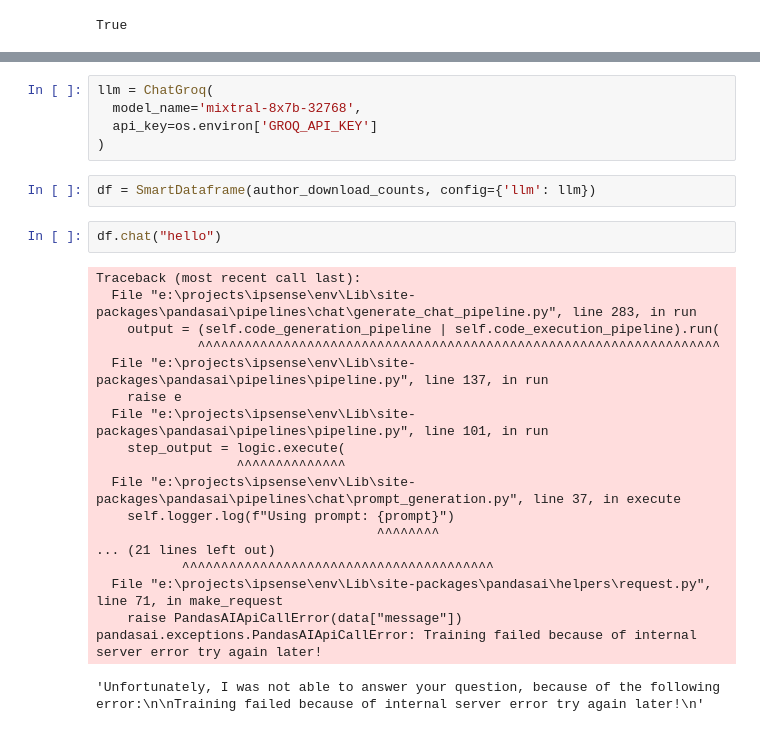
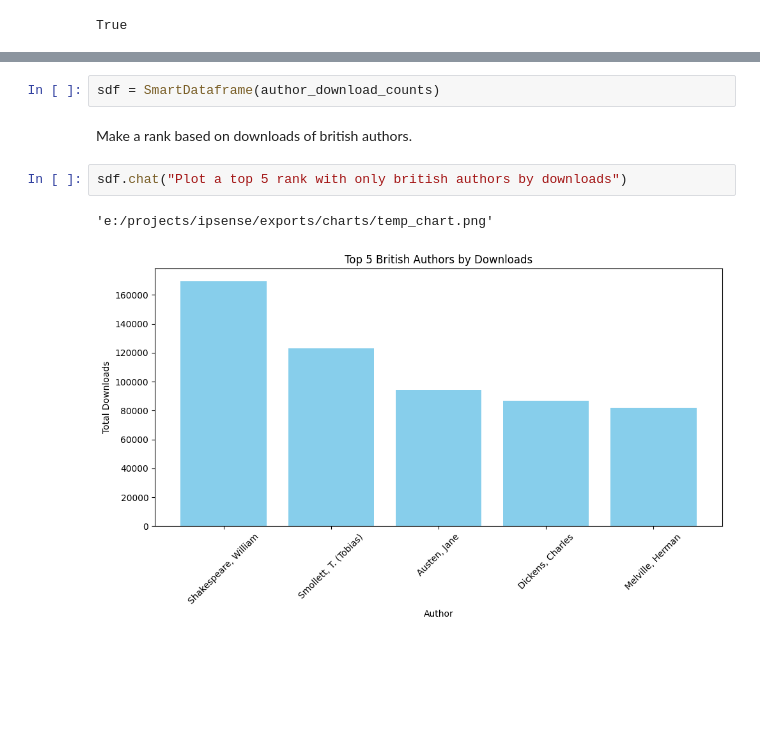
Before and after one commit to mbellucio/ipsense-selection, a Jupyter notebook: main.ipynb, the cells around one changed output, grey strips where cells are left out. Drawn from its saved outputs; the diff is of its cells as text; blank space fills up the shorter version.

Commit message:
Use LLM to analyse the dataframe

```diff
--- a/main.ipynb
+++ b/main.ipynb
@@ -295,28 +311,9 @@ llm_df_books = SmartDataframe(author_download_counts, config={'llm': llm})
-# %%
-llm = ChatGroq(
-  model_name='mixtral-8x7b-32768',
-  api_key=os.environ['GROQ_API_KEY']
-)
-# %%
-df = SmartDataframe(author_download_counts, config={'llm': llm})
-# %%
-df.chat("hello")
-# %% [output]
-Traceback (most recent call last):
-  File "e:\projects\ipsense\env\Lib\site-packages\pandasai\pipelines\chat\generate_chat_pipeline.py", line 283, in run
-    output = (self.code_generation_pipeline | self.code_execution_pipeline).run(
-             ^^^^^^^^^^^^^^^^^^^^^^^^^^^^^^^^^^^^^^^^^^^^^^^^^^^^^^^^^^^^^^^^^^^
-  File "e:\projects\ipsense\env\Lib\site-packages\pandasai\pipelines\pipeline.py", line 137, in run
-    raise e
-  File "e:\projects\ipsense\env\Lib\site-packages\pandasai\pipelines\pipeline.py", line 101, in run
-    step_output = logic.execute(
-                  ^^^^^^^^^^^^^^
-  File "e:\projects\ipsense\env\Lib\site-packages\pandasai\pipelines\chat\prompt_generation.py", line 37, in execute
-    self.logger.log(f"Using prompt: {prompt}")
-                                    ^^^^^^^^
-... (21 lines left out)
-           ^^^^^^^^^^^^^^^^^^^^^^^^^^^^^^^^^^^^^^^^
-  File "e:\projects\ipsense\env\Lib\site-packages\pandasai\helpers\request.py", line 71, in make_request
-    raise PandasAIApiCallError(data["message"])
-pandasai.exceptions.PandasAIApiCallError: Training failed because of internal server error try again later!
-'Unfortunately, I was not able to answer your question, because of the following error:\n\nTraining failed because of internal server error try again later!\n'
+# %%
+sdf = SmartDataframe(author_download_counts)
+# %% [markdown]
+Make a rank based on downloads of british authors.
+# %%
+sdf.chat("Plot a top 5 rank with only british authors by downloads")
+# %% [output]
+'e:/projects/ipsense/exports/charts/temp_chart.png'
+[figure, added]
```
Also changed, not shown: parts of 25 cells of this notebook, 3 other files.
